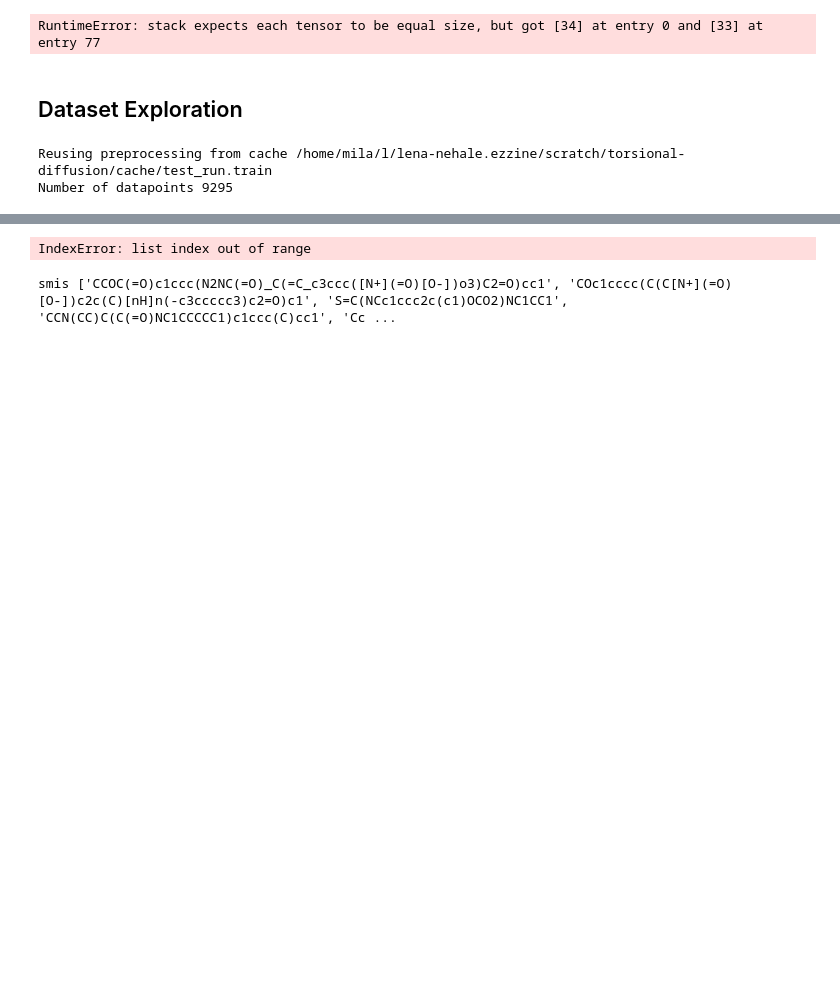
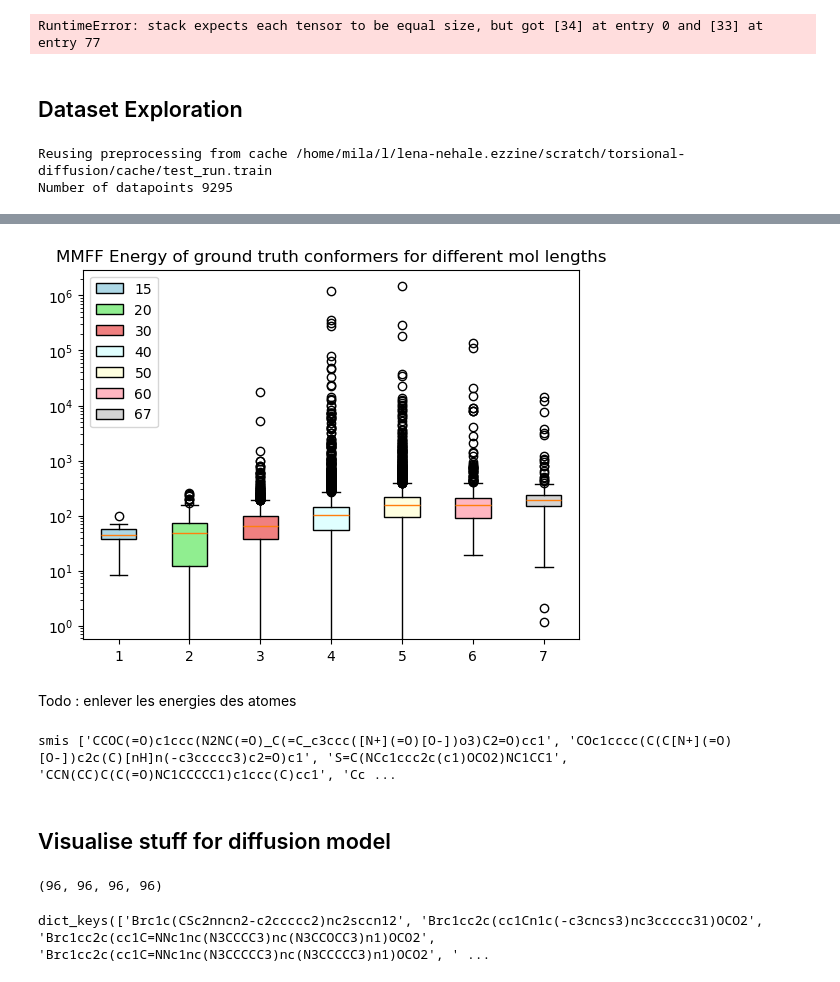
Before and after one commit to LenaNehale/torsional-diffusion, a Jupyter notebook: playground.ipynb, the cells around one changed output, grey strips where cells are left out. Cells and saved outputs as stored; diff of their text form; code cells hidden in the pictures; blank space fills up the shorter version.

```diff
--- a/playground.ipynb
+++ b/playground.ipynb
@@ -256,7 +255,7 @@ data_dir='/home/mila/l/lena-nehale.ezzine/scratch/torsional-diffusion/DRUGS/drug
 split_path='/home/mila/l/lena-nehale.ezzine/scratch/torsional-diffusion/DRUGS/split_boltz_10k.npy'
 mode = 'train'
 dataset='drugs'
-types = drugs_types
+types =
 transform=None
 num_workers = 1
 limit_molecules = 0
@@ -281,0 +283,8 @@ Number of datapoints 9295
+# %%
+canonical_smis = [x.canonical_smi for x in dataset.datapoints]
+dict_mols = {}
+lengths = [15, 20, 30, 40, 50, 60, 67]
+for length in lengths:
+    condition = [(len(x.z) <= length+2) and (len(x.z) >= length+2) for x in dataset.datapoints]
+    dict_mols[length] = [dataset.datapoints[i] for i in range(len(canonical_smis)) if condition[i]]
+print([len(dict_mols[length]) for length in lengths])
@@ -281,0 +293,16 @@ Number of datapoints 9295
+# %%
+def set_positions(mol, pos):
+    coords = pos.double().numpy()
+    for i in range(len(pos)):
+        mol.GetConformer().SetAtomPosition(i, Geometry.Point3D(coords[i, 0], coords[i, 1], coords[i, 2]))
+
+energies = {}
+for length in lengths:
+    energies[length] = []
+    print(f'Length={length}')
+    batch = dict_mols[length]
+    for i in range(len(batch)):
+        mol = batch[i].mol
+        for pos in batch[i].pos:
+            set_positions(mol, pos)
+            energies[length].append(mmff_energy(mol))
@@ -282,14 +317,28 @@ Number of datapoints 9295
+# %%
+fig, ax = plt.subplots()
+data_values = [values for values in energies.values()]
+data_keys = list(dict_mols.keys())
+box = ax.boxplot(data_values,patch_artist=True, label = data_keys)
+# Define colors
+colors = ['lightblue', 'lightgreen', 'lightcoral', 'lightcyan', 'lightyellow', 'lightpink', 'lightgray']
+
+# Set colors for each box
+for patch, color in zip(box['boxes'], colors):
+    patch.set_facecolor(color)
+ax.legend()
+ax.set_yscale('log')
+ax.set_title(f'MMFF Energy of ground truth conformers for different mol lengths')
+# add x title
+ax.set_xticklabels(data_keys)
+plt.show()
+# %% [output]
+[figure, added]
+# %% [markdown]
+Todo : enlever les energies des atomes
 # %%
 loader = DataLoader(dataset=dataset,
                             batch_size=32,
                             shuffle=False if mode == 'test' else True)
-# %%
-canonical_smis = []
-for batch in tqdm.tqdm(loader):
-    canonical_smis.extend(batch.canonical_smi)
-    print(len(canonical_smis))
-# %% [output]
-IndexError: list index out of range
 # %%
 path = '/home/mila/l/lena-nehale.ezzine/scratch/torsional-diffusion/DRUGS/drugs'
 #Iterate over the files in path and store their names
@@ -309,3 +358,5 @@ for i,smi in enumerate(smis[:10]):
 pickle.dump(training_confs, open('true_conformers_train_first_10smis.pkl', 'wb'))
 # %% [output]
 smis ['CCOC(=O)c1ccc(N2NC(=O)_C(=C_c3ccc([N+](=O)[O-])o3)C2=O)cc1', 'COc1cccc(C(C[N+](=O)[O-])c2c(C)[nH]n(-c3ccccc3)c2=O)c1', 'S=C(NCc1ccc2c(c1)OCO2)NC1CC1', 'CCN(CC)C(C(=O)NC1CCCCC1)c1ccc(C)cc1', 'Cc ...
+# %% [markdown]
+## Visualise stuff for diffusion model
@@ -311,0 +374,8 @@ smis ['CCOC(=O)c1ccc(N2NC(=O)_C(=C_c3ccc([N+](=O)[O-])o3)C2=O)cc1', 'COc1cccc(C(
+# %%
+len(energies_train_on_policy), len(energies_train_rand), len(logpT_train_on_policy), len(logpT_train_rand)
+# %% [output]
+(96, 96, 96, 96)
+# %%
+energies_train_on_policy.keys()
+# %% [output]
+dict_keys(['Brc1c(CSc2nncn2-c2ccccc2)nc2sccn12', 'Brc1cc2c(cc1Cn1c(-c3cncs3)nc3ccccc31)OCO2', 'Brc1cc2c(cc1C=NNc1nc(N3CCCC3)nc(N3CCOCC3)n1)OCO2', 'Brc1cc2c(cc1C=NNc1nc(N3CCCCC3)nc(N3CCCCC3)n1)OCO2', ' ...
```
Also changed, not shown: parts of 7 cells of this notebook, 12 other files.
